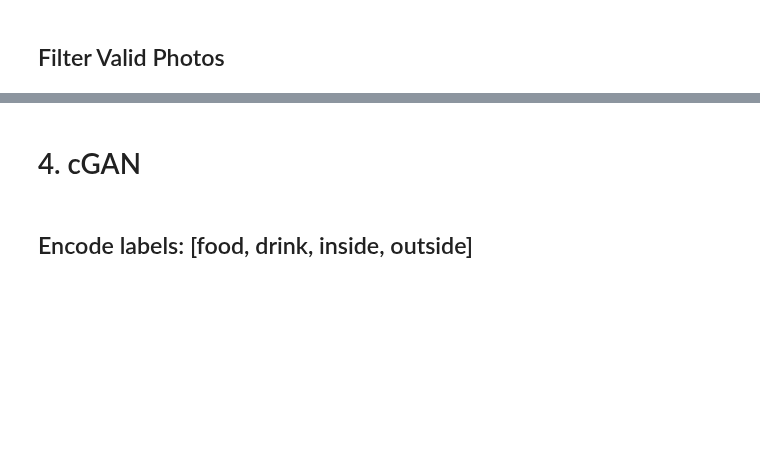
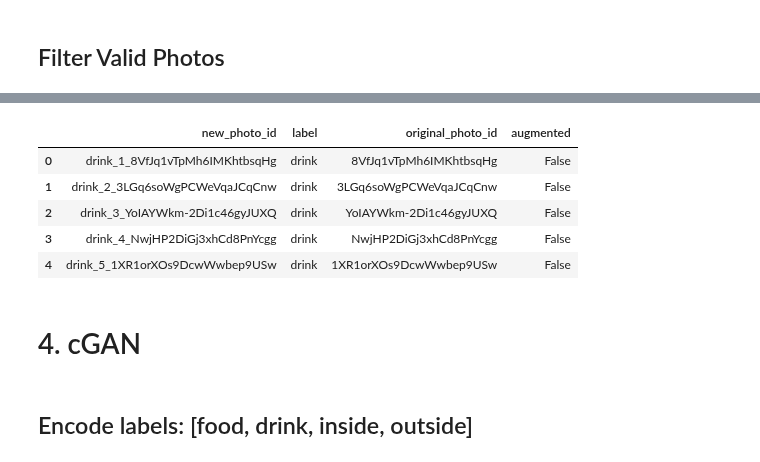
Before and after one commit to LCIT-AISC-T3-S25/Group2, a Jupyter notebook: CV/Clifford/CV_Case_Study_2_Group_2_cGAN_Clifford_Addison.ipynb, the cells around one changed output, grey strips where cells are left out. Saved outputs shown, nothing was run; the diff lists cells and outputs as text; code cells hidden in the pictures; blank space fills up the shorter version.

```diff
--- a/CV/Clifford/CV_Case_Study_2_Group_2_cGAN_Clifford_Addison.ipynb
+++ b/CV/Clifford/CV_Case_Study_2_Group_2_cGAN_Clifford_Addison.ipynb
@@ -63,0 +110,3 @@ img_dir = './Yelp Photos/photos'
+# %%
+# Remove all datasets with "Menu" label
+test_df = test_df[test_df['label'] != 'menu'].reset_index(drop=True)
@@ -92,3 +158,12 @@ photos_df.head()
+# %%
+test_df.head()
+# %% [output]
+|  | new_photo_id | label | original_photo_id | augmented |
+| 0 | drink_1_8VfJq1vTpMh6IMKhtbsqHg | drink | 8VfJq1vTpMh6IMKhtbsqHg | False |
+| 1 | drink_2_3LGq6soWgPCWeVqaJCqCnw | drink | 3LGq6soWgPCWeVqaJCqCnw | False |
+| 2 | drink_3_YoIAYWkm-2Di1c46gyJUXQ | drink | YoIAYWkm-2Di1c46gyJUXQ | False |
+| 3 | drink_4_NwjHP2DiGj3xhCd8PnYcgg | drink | NwjHP2DiGj3xhCd8PnYcgg | False |
+| 4 | drink_5_1XR1orXOs9DcwWwbep9USw | drink | 1XR1orXOs9DcwWwbep9USw | False |
 # %% [markdown]
 # 4. cGAN
 # %% [markdown]
```
Also changed, not shown: parts of 36 cells of this notebook.
